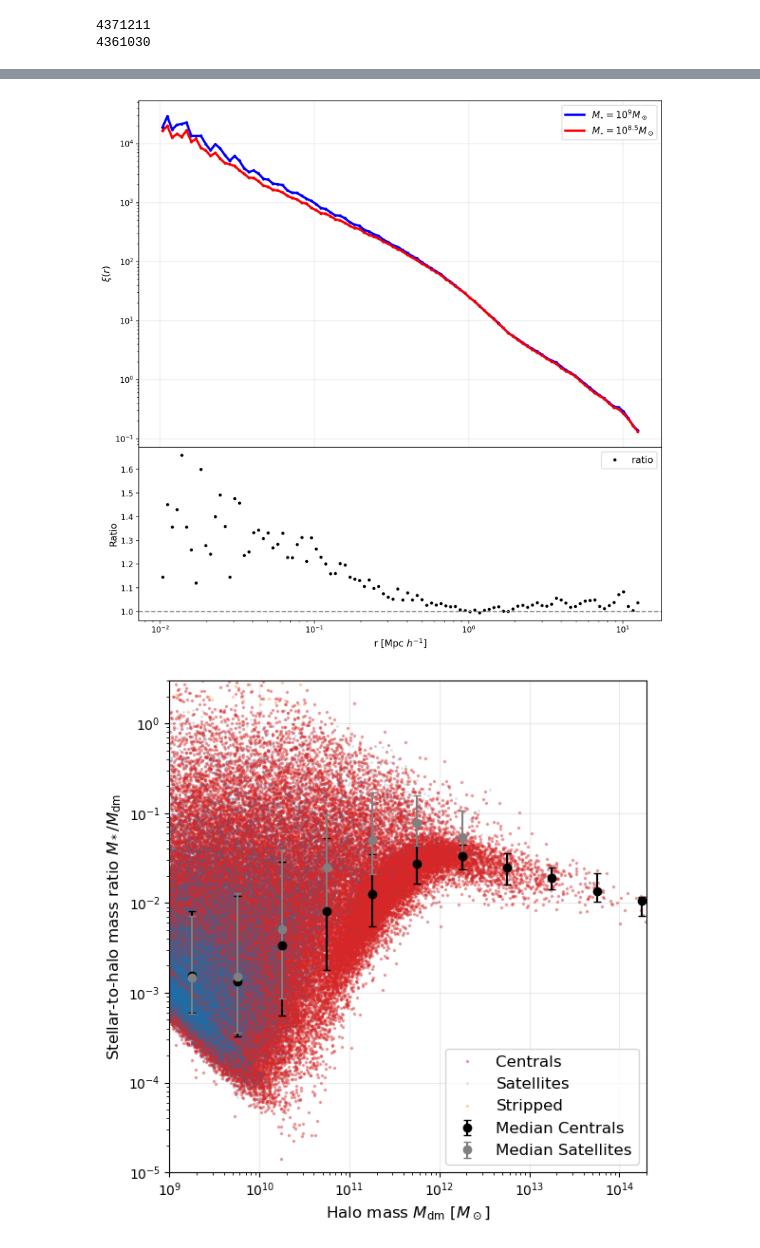
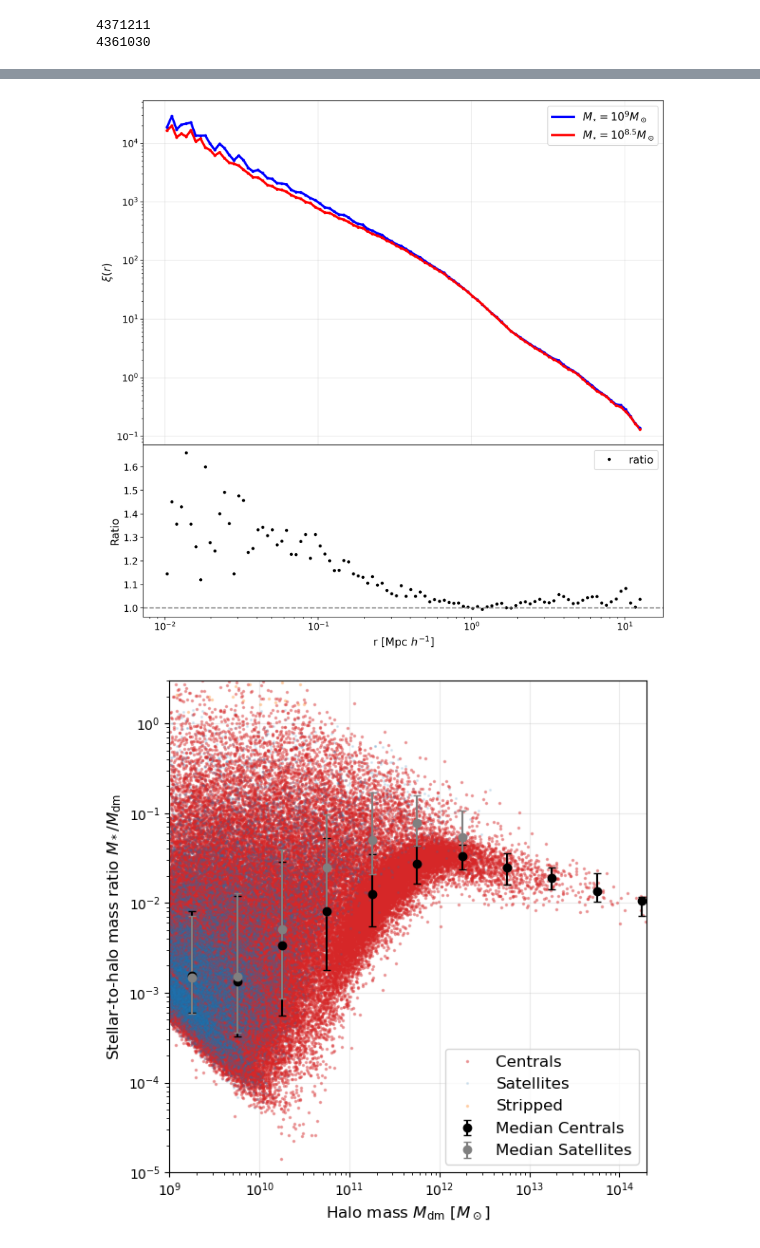
Before and after one commit to gvansan/TANA_notebooks, a Jupyter notebook: Project/part2_updated.ipynb, the cells around one changed output, grey strips where cells are left out. Drawn from its saved outputs; the diff is of its cells as text; code cells hidden in the pictures.

Commit message:
fontsize

```diff
--- a/Project/part2_updated.ipynb
+++ b/Project/part2_updated.ipynb
@@ -183,39 +183,42 @@ Downsampled pair counting takes: 102.12820363044739 s
 
 # Create figure with GridSpec
 fig = plt.figure(figsize=(12, 12), dpi = 200)
 gs = fig.add_gridspec(2, 1, height_ratios=[2, 1], hspace=0.0)
 
 #create ratios for lower plot
 ratio_N_max = (xires_stars_9_downsampled['xi']/xires_stars_downsampled['xi'])
 
 # Main plot
 ax_main = fig.add_subplot(gs[0])
 ax_main.plot(rmid/(1000), xires_stars_9_downsampled['xi'], color='blue', lw= 3, label=r'$M_{\star} = 10^9 M_\odot$')
 ax_main.plot(rmid/(1000), xires_stars_downsampled["xi"], color='red', label = r'$M_{\star} = 10^{8.5} M_\odot$',lw =3)
 ax_main.errorbar(rmid/(1000), xires_stars_9_downsampled["xi"], fmt='o', color='blue', markersize =3)
 ax_main.errorbar(rmid/(1000), xires_stars_downsampled["xi"], fmt='o', color='red', markersize = 3)
+ax_main.tick_params(axis='both', which='major', labelsize=12)
 
 plt.xscale('log'); plt.yscale('log')
-ax_main.set_ylabel(r"$\xi(r)$", fontsize = 12)
+ax_main.set_ylabel(r"$\xi(r)$", fontsize = 14)
 plt.grid(alpha=0.3)
-plt.legend(fontsize = 12)
+plt.legend(fontsize = 14)
 ax_main.tick_params(bottom=False)  # remove x-axis ticks for main plot
 
 # Ratio / comparison plot
 ax_ratio = fig.add_subplot(gs[1], sharex=ax_main)
 ax_ratio.plot(rmid/(1000), ratio_N_max, '.', label=r'ratio', color='black')
 ax_ratio.axhline(1, color='gray', linestyle='--')
-ax_ratio.set_xlabel(r'r [Mpc $h^{-1}$]', fontsize = 12)
-ax_ratio.set_ylabel('Ratio', fontsize = 12)
+ax_ratio.set_xlabel(r'r [Mpc $h^{-1}$]', fontsize = 14)
+ax_ratio.set_ylabel('Ratio', fontsize = 14)
+ax_ratio.tick_params(axis='both', which='major', labelsize=12)
+
 # Set desired y-ticks
 #ax_ratio.set_yticks([0.7, 0.80, 0.90, 1.00, 1.10,1.2])
 #ax_ratio.set_ylim(0.8, 1.2)
-ax_ratio.legend(fontsize = 12)
+ax_ratio.legend(fontsize = 14)
 
 plt.savefig('Images/2PCF.png')
 plt.show()
 # %% [output]
-[figure, old version]
+[figure, new version]
 # %%
 import numpy as np
 import matplotlib.pyplot as plt
```
Also changed, not shown: parts of 3 cells of this notebook, 4 other files.
